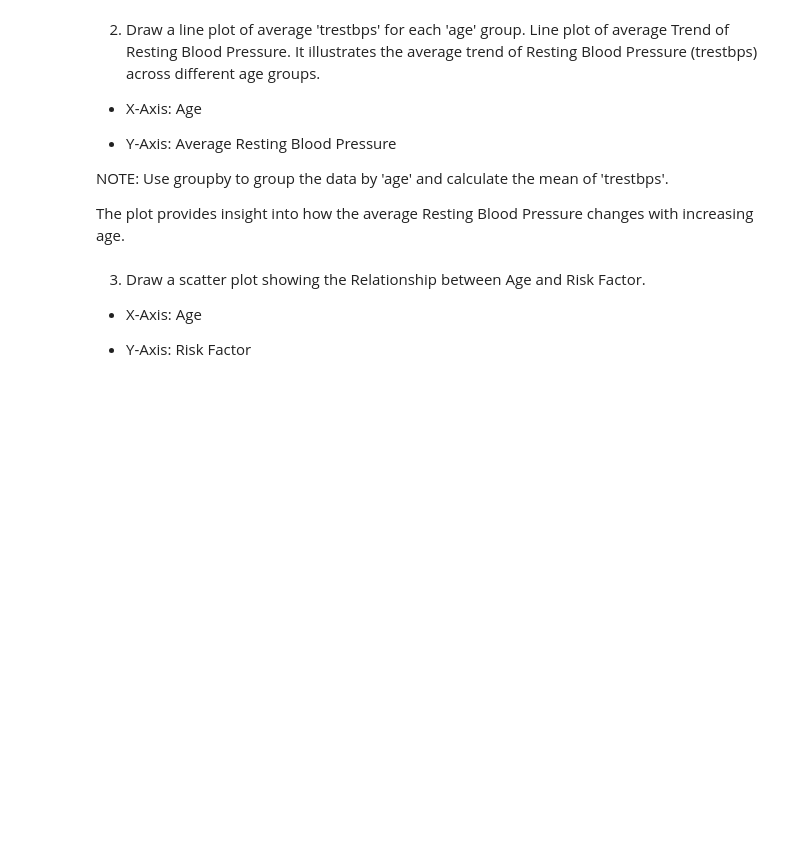
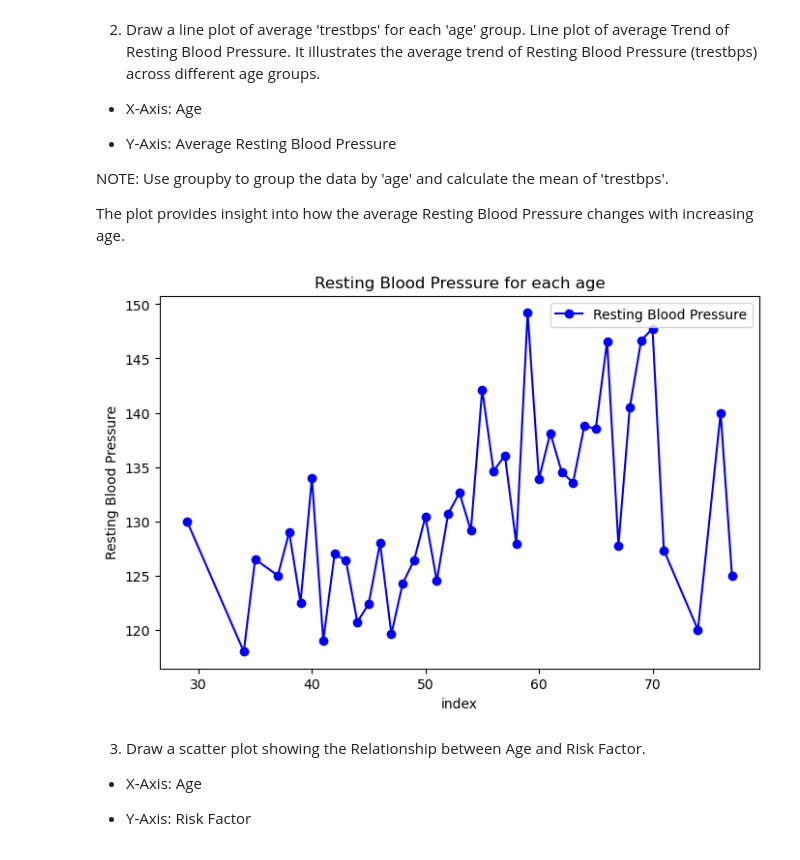
Before and after one commit to PaullGit/AI-healthcare, a Jupyter notebook: Week4/M2_A4_group09.ipynb, the cells around one changed output. Drawn from its saved outputs; the diff is of its cells as text; code cells hidden in the pictures; blank space fills up the shorter version.

```diff
--- a/Week4/M2_A4_group09.ipynb
+++ b/Week4/M2_A4_group09.ipynb
@@ -191,6 +207,18 @@ NOTE: Use groupby to group the data by 'age' and calculate the mean of 'trestbps
 
 
 The plot provides insight into how the average Resting Blood Pressure changes with increasing age.
+# %%
+data = df.groupby('age')['trestbps'].mean()
+
+plt.figure(figsize=(8,5))
+plt.plot(data.index, data, marker='o', linestyle='-', color='blue', label="Resting Blood Pressure")
+plt.xlabel("index")
+plt.ylabel("Resting Blood Pressure")
+plt.title("Resting Blood Pressure for each age")
+plt.legend()
+plt.show()
+# %% [output]
+[figure, added]
 # %% [markdown]
 3. Draw a scatter plot showing the Relationship between Age and Risk Factor.
 
```
Also changed, not shown: parts of 3 cells of this notebook.
